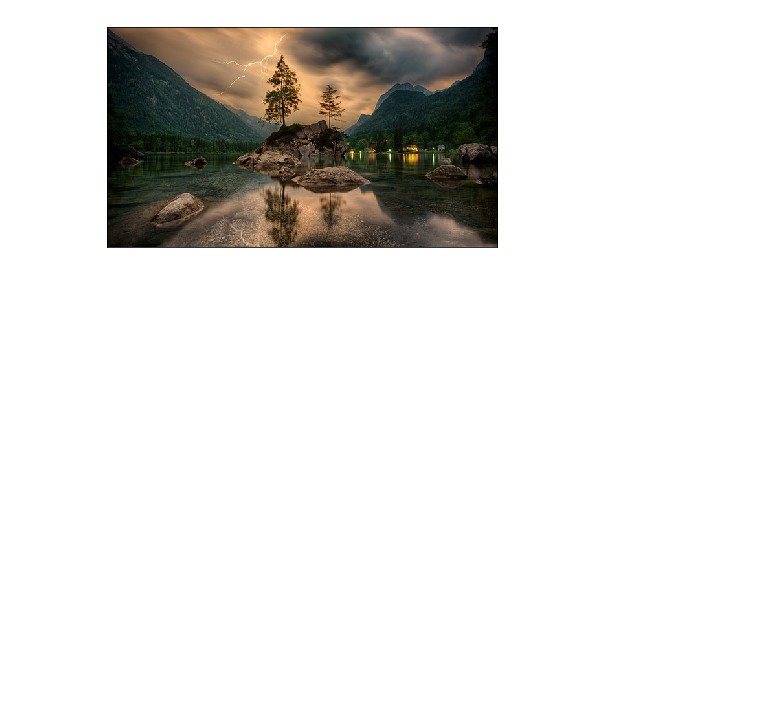
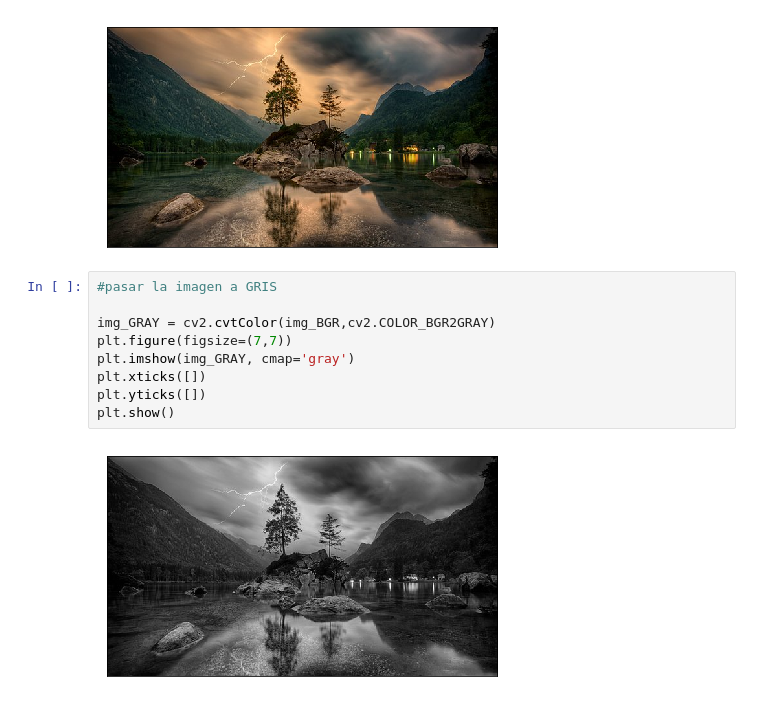
Before and after one commit to JonathanGironHound5/PDI, a Jupyter notebook: Clase_2.ipynb, the cells around one changed output. Cells and saved outputs as stored; diff of their text form; blank space fills up the shorter version.

```diff
--- a/Clase_2.ipynb
+++ b/Clase_2.ipynb
@@ -98,3 +98,14 @@ plt.yticks([])
 plt.show()
 # %% [output]
 [figure]
+# %%
+#pasar la imagen a GRIS
+
+img_GRAY = cv2.cvtColor(img_BGR,cv2.COLOR_BGR2GRAY)
+plt.figure(figsize=(7,7))
+plt.imshow(img_GRAY, cmap='gray')
+plt.xticks([])
+plt.yticks([])
+plt.show()
+# %% [output]
+[figure, added]
```
